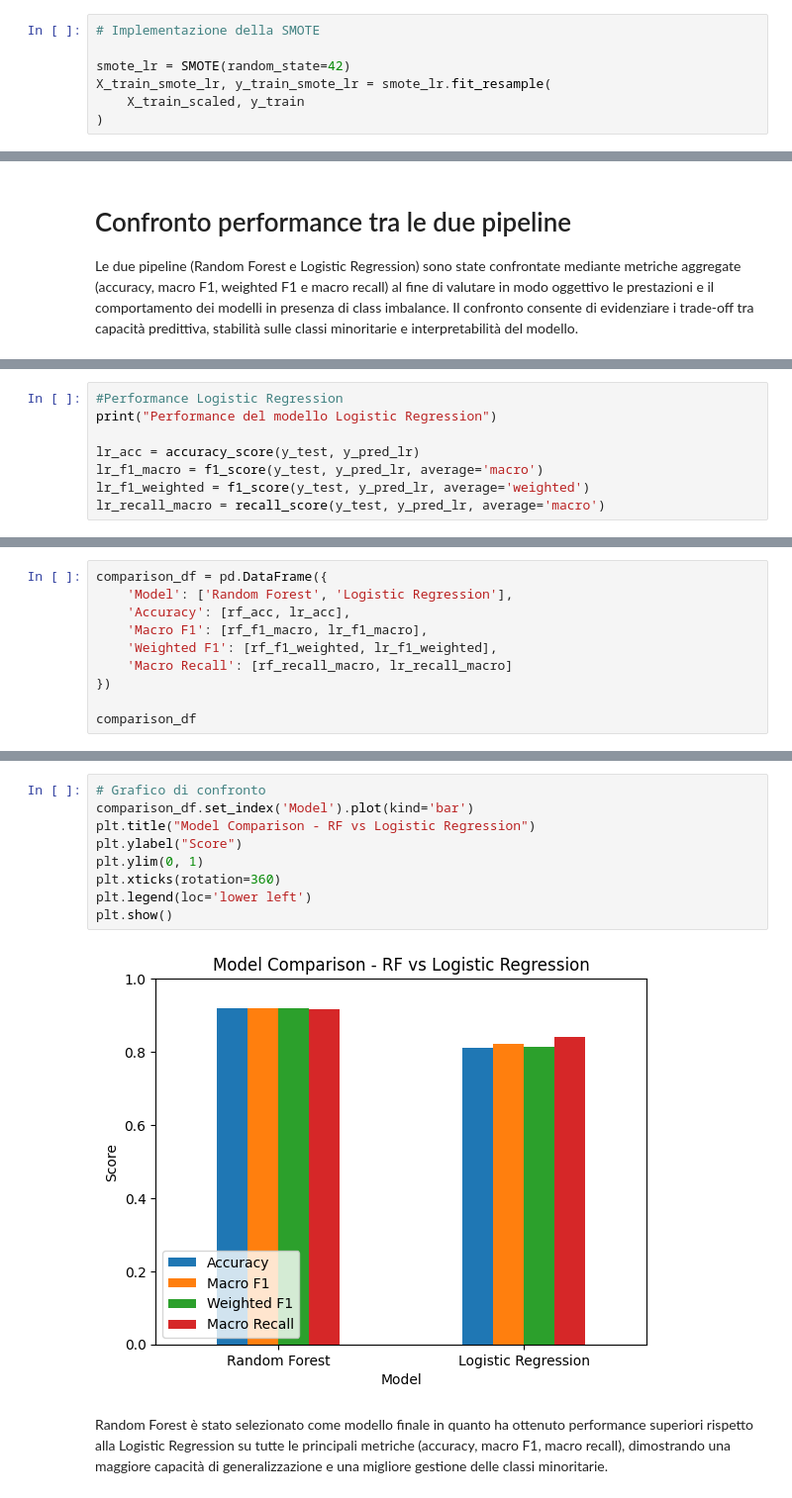
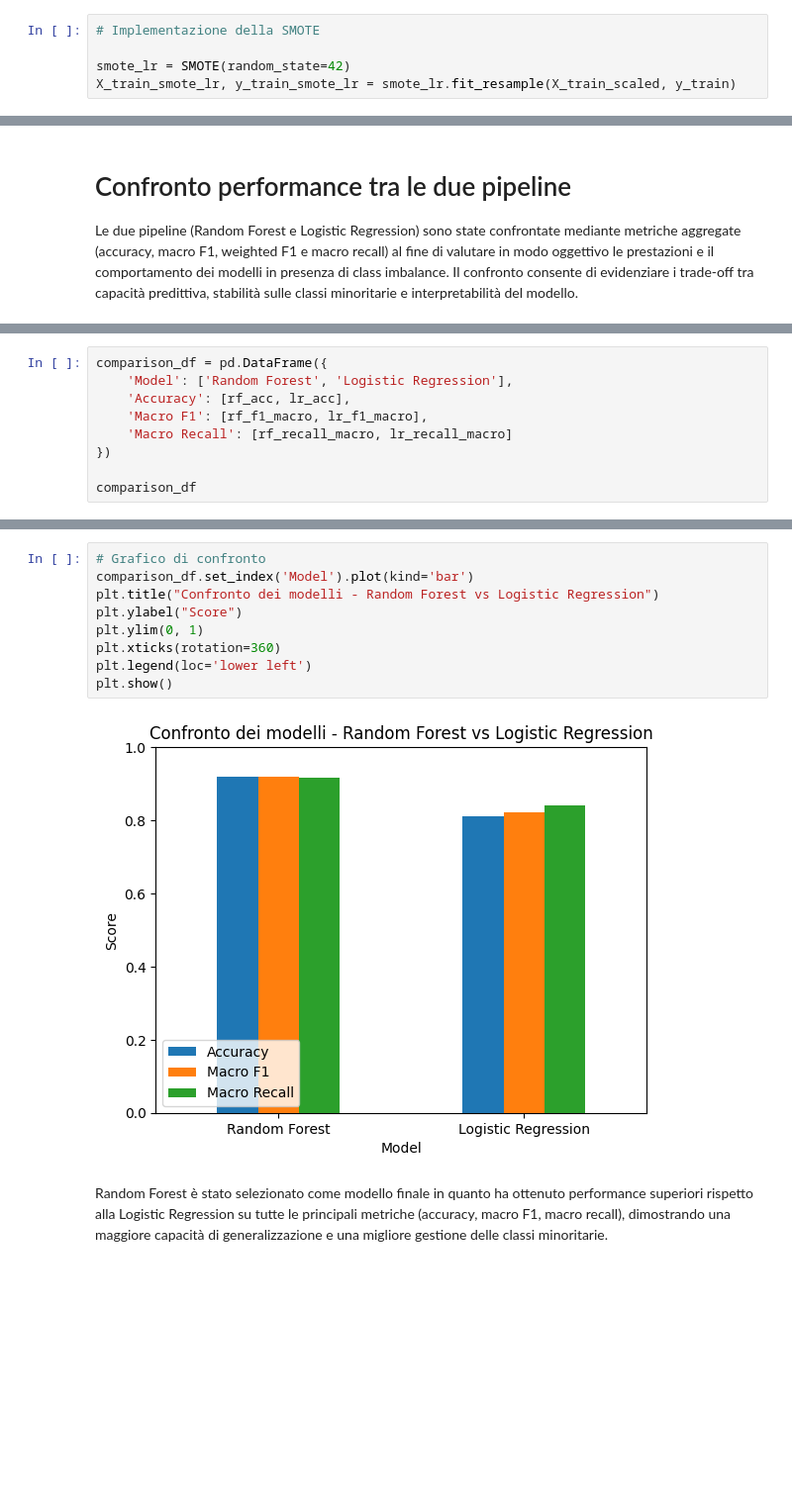
Before and after one commit to PlayMoodify/PlayMoodify.model, a Jupyter notebook: Project.ipynb, the cells around one changed output, grey strips where cells are left out. Shown at 99% size. Drawn from its saved outputs; the diff is of its cells as text; blank space fills up the shorter version.

```diff
--- a/Project.ipynb
+++ b/Project.ipynb
@@ -473,9 +485,7 @@ Questo permette di bilanciare le classi durante l’addestramento e migliorare l
 # Implementazione della SMOTE
 
 smote_lr = SMOTE(random_state=42)
-X_train_smote_lr, y_train_smote_lr = smote_lr.fit_resample(
-    X_train_scaled, y_train
-)
+X_train_smote_lr, y_train_smote_lr = smote_lr.fit_resample(X_train_scaled, y_train)
 # %%
 # Creazione del modello Logistic Regression
 
@@ -565,11 +576,3 @@ lr_f1_weighted = f1_score(y_test, y_pred_lr, average='weighted')
 lr_recall_macro = recall_score(y_test, y_pred_lr, average='macro')
 # %% [output]
 Performance del modello Logistic Regression
-# %%
-#Performance Logistic Regression
-print("Performance del modello Logistic Regression")
-
-lr_acc = accuracy_score(y_test, y_pred_lr)
-lr_f1_macro = f1_score(y_test, y_pred_lr, average='macro')
-lr_f1_weighted = f1_score(y_test, y_pred_lr, average='weighted')
-lr_recall_macro = recall_score(y_test, y_pred_lr, average='macro')
@@ -580,7 +581,6 @@ comparison_df = pd.DataFrame({
     'Model': ['Random Forest', 'Logistic Regression'],
     'Accuracy': [rf_acc, lr_acc],
     'Macro F1': [rf_f1_macro, lr_f1_macro],
-    'Weighted F1': [rf_f1_weighted, lr_f1_weighted],
     'Macro Recall': [rf_recall_macro, lr_recall_macro]
 })
 
@@ -592,14 +592,14 @@ comparison_df
 # %%
 # Grafico di confronto
 comparison_df.set_index('Model').plot(kind='bar')
-plt.title("Model Comparison - RF vs Logistic Regression")
+plt.title("Confronto dei modelli - Random Forest vs Logistic Regression")
 plt.ylabel("Score")
 plt.ylim(0, 1)
 plt.xticks(rotation=360)
 plt.legend(loc='lower left')
 plt.show()
 # %% [output]
-[figure, old version]
+[figure, new version]
 # %% [markdown]
 Random Forest è stato selezionato come modello finale in quanto ha ottenuto performance superiori rispetto alla Logistic Regression su tutte le principali metriche (accuracy, macro F1, macro recall), dimostrando una maggiore capacità di generalizzazione e una migliore gestione delle classi minoritarie.
 # %% [markdown]
```
Also changed, not shown: parts of 10 cells of this notebook.
